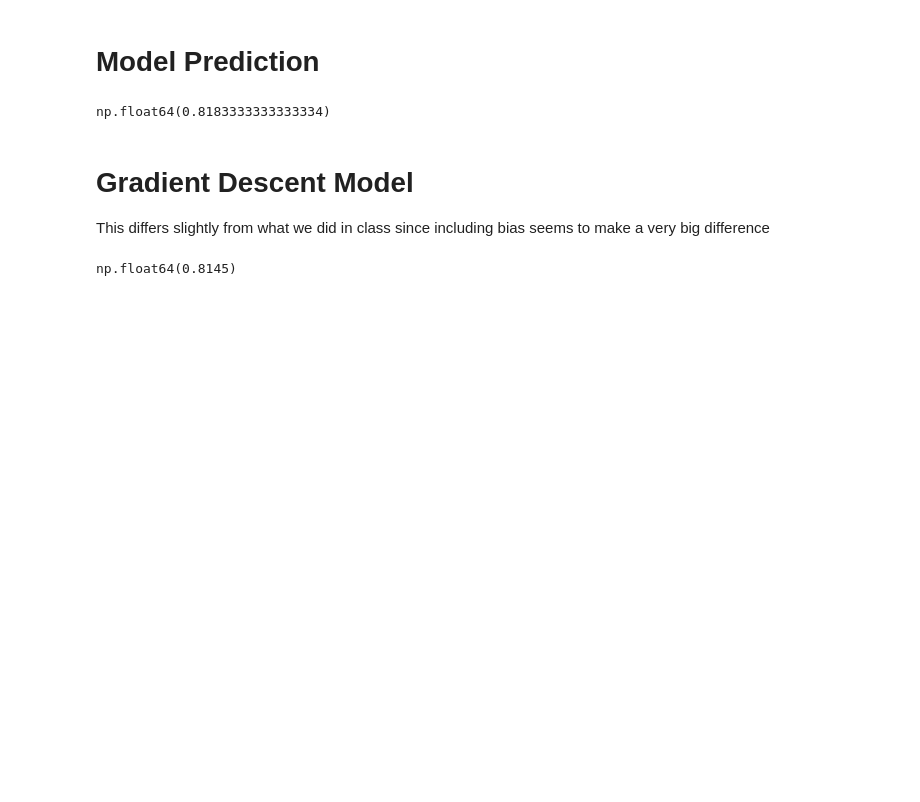
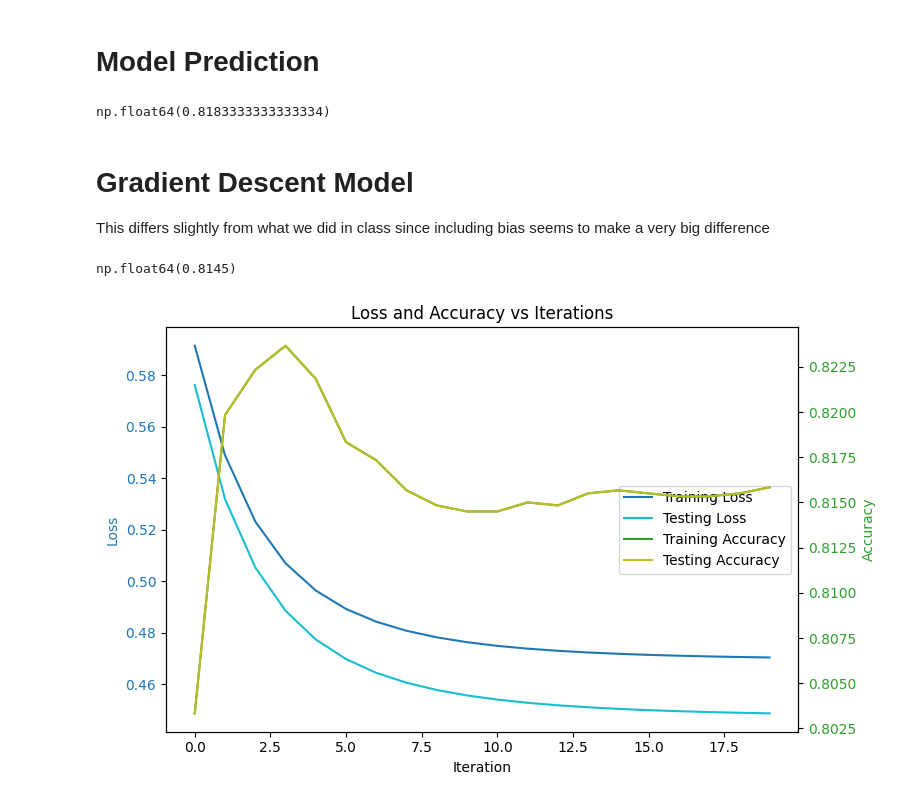
Before and after one commit to joeypas/DataPrivacyFinal, a Jupyter notebook: final.ipynb, the cells around one changed output. Drawn from its saved outputs; the diff is of its cells as text; code cells hidden in the pictures; blank space fills up the shorter version.

```diff
--- a/final.ipynb
+++ b/final.ipynb
@@ -118,6 +115,7 @@ This differs slightly from what we did in class since including bias seems to ma
 def gradient(theta, bias, xi, yi):
     z = yi * (np.dot(xi, theta) + bias)
 
+    z = np.clip(z, -500, 500)
     if z >= 0:
         exp_neg_z = np.exp(-z)
         sigma = 1 / (1 + exp_neg_z)
@@ -130,13 +128,9 @@ def gradient(theta, bias, xi, yi):
     return grad_theta, grad_bias
 
 def avg_grad(theta, bias, X, y):
-    Gt = []
-    Gb = []
-    for xi, yi in zip(X, y):
-        gt, gb = gradient(theta, bias, xi, yi)
-        Gt.append(gt)
-        Gb.append(gb)
-    return np.mean(Gt, axis=0), np.mean(Gb)
+    grads = [gradient(theta, bias, xi, yi) for xi, yi in zip(X, y)]
+    gt, gb = zip(*grads)
+    return np.mean(gt, axis=0), np.mean(gb)
 
 def gradient_descent(iterations):
     theta = np.zeros(X_train.shape[1])
@@ -147,8 +141,61 @@ def gradient_descent(iterations):
         theta -= gtheta
         bias -= gbias
     return theta, bias
-
-theta, bias = gradient_descent(10)
-accuracy(theta, bias)
-# %% [output]
-np.float64(0.8145)
+# %%
+theta, bias = gradient_descent(10)
+accuracy(theta, bias)
+# %% [output]
+np.float64(0.8145)
+# %%
+# We can also log out steps
+def gradient_descent_log(iterations):
+    theta = np.zeros(X_train.shape[1])
+    bias = 0.0
+
+    training_loss = []
+    testing_loss = []
+    training_acc = []
+    testing_acc = []
+
+    for _ in range(iterations):
+        gtheta, gbias = avg_grad(theta, bias, X_train, y_train)
+        theta -= gtheta
+        bias -= gbias
+        training_loss.append(np.mean(loss(theta, bias, X_train, y_train)))
+        testing_loss.append(np.mean(loss(theta, bias, X_test, y_test)))
+        training_acc.append(accuracy(theta, bias))
+        testing_acc.append(accuracy(theta, bias))
+    return theta, bias, training_loss, testing_loss, training_acc, testing_acc
+
+iterations = 20
+
+theta, bias, training_loss, testing_loss, training_acc, testing_acc = gradient_descent_log(iterations)
+
+iterations_range = np.arange(iterations)
+
+fig, ax1 = plt.subplots(figsize=(8, 5))
+
+# --- Loss on left y-axis ---
+ax1.set_xlabel('Iteration')
+ax1.set_ylabel('Loss', color='tab:blue')
+ax1.plot(iterations_range, training_loss, label='Training Loss', color='tab:blue')
+ax1.plot(iterations_range, testing_loss, label='Testing Loss', color='tab:cyan')
+ax1.tick_params(axis='y', labelcolor='tab:blue')
+
+# --- Accuracy on right y-axis ---
+ax2 = ax1.twinx()
+ax2.set_ylabel('Accuracy', color='tab:green')
+ax2.plot(iterations_range, training_acc, label='Training Accuracy', color='tab:green')
+ax2.plot(iterations_range, testing_acc, label='Testing Accuracy', color='tab:olive')
+ax2.tick_params(axis='y', labelcolor='tab:green')
+
+# Combined legend
+lines, labels = ax1.get_legend_handles_labels()
+lines2, labels2 = ax2.get_legend_handles_labels()
+ax1.legend(lines + lines2, labels + labels2, loc='center right')
+
+plt.title("Loss and Accuracy vs Iterations")
+plt.tight_layout()
+plt.show()
+# %% [output]
+[figure, added]
```
Also changed, not shown: parts of 6 cells of this notebook, 1 other file.
